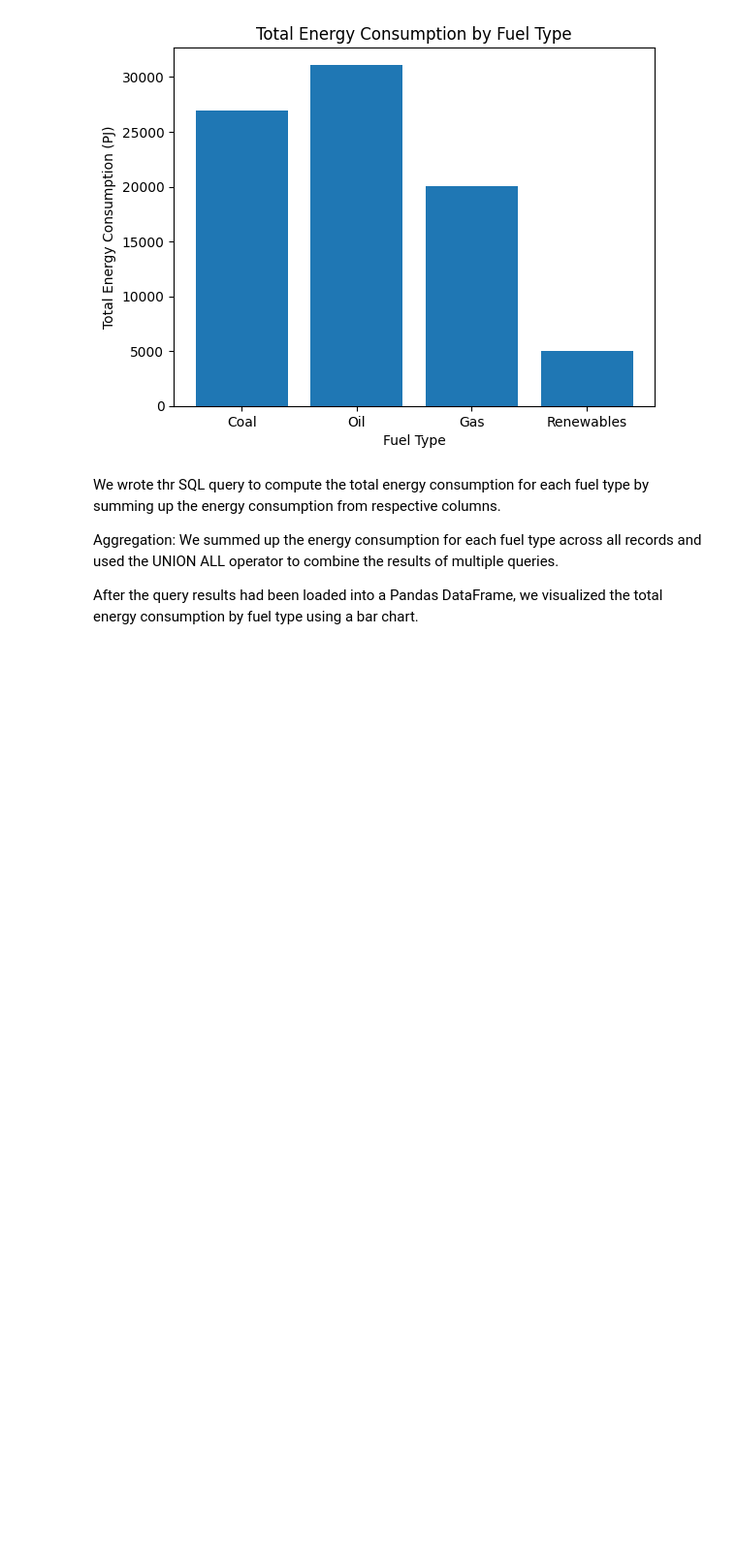
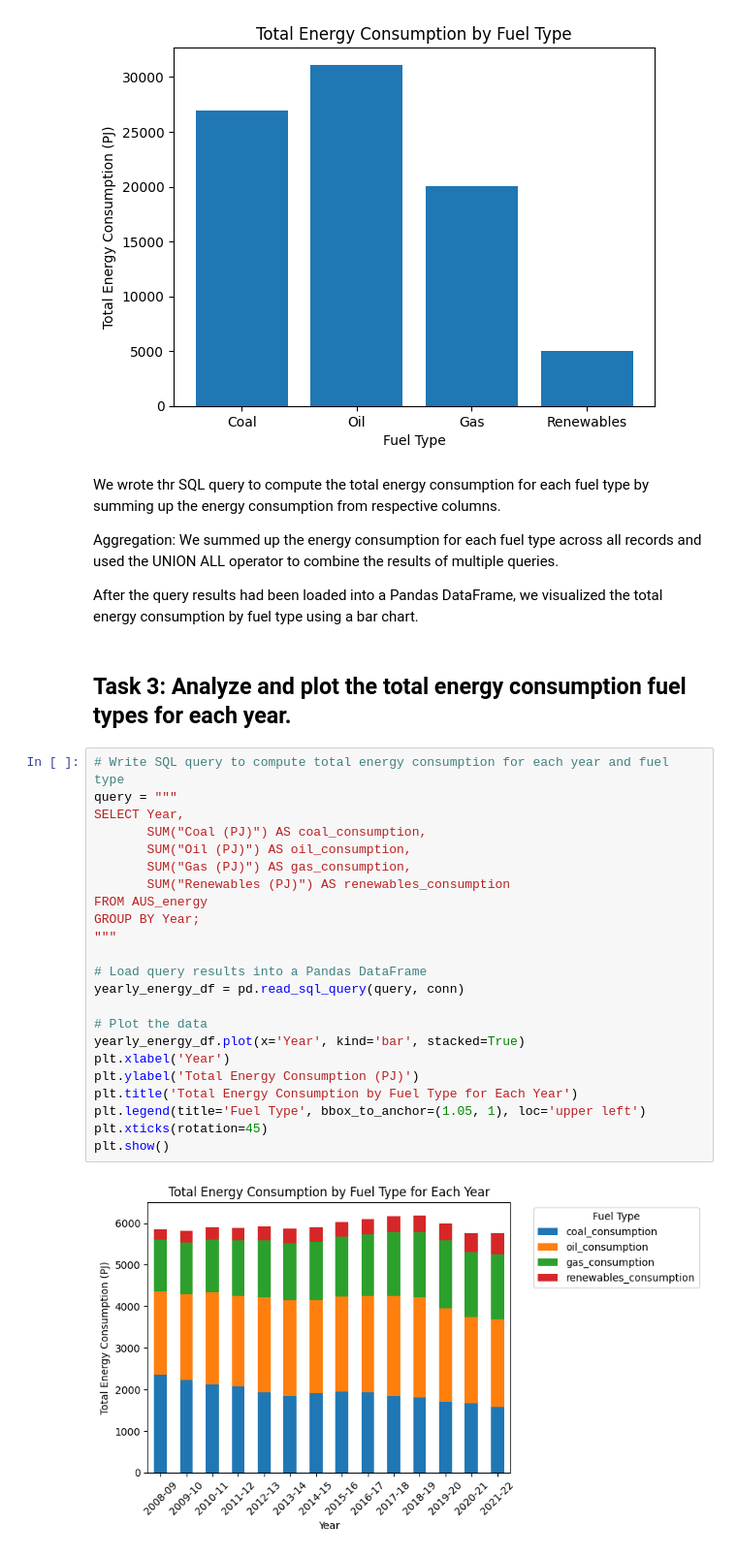
Before and after one commit to Fahim136/Australian-Energy-Dataset-Analysis-Assignment, a Jupyter notebook: Australian_Energy_Dataset_Analysis.ipynb, the cells around one changed output. Shown at 97% size. Drawn from its saved outputs; the diff is of its cells as text; blank space fills up the shorter version.

Commit message:
Group A t-3

```diff
--- a/Australian_Energy_Dataset_Analysis.ipynb
+++ b/Australian_Energy_Dataset_Analysis.ipynb
@@ -271,3 +271,30 @@ We wrote thr SQL query to compute the total energy consumption for each fuel typ
 Aggregation: We summed up the energy consumption for each fuel type across all records and used the UNION ALL operator to combine the results of multiple queries.
 
 After the query results had been loaded into a Pandas DataFrame, we visualized the total energy consumption by fuel type using a bar chart.
+# %% [markdown]
+## **Task 3: Analyze and plot the total energy consumption fuel types for each year.**
+# %%
+# Write SQL query to compute total energy consumption for each year and fuel type
+query = """
+SELECT Year,
+       SUM("Coal (PJ)") AS coal_consumption,
+       SUM("Oil (PJ)") AS oil_consumption,
+       SUM("Gas (PJ)") AS gas_consumption,
+       SUM("Renewables (PJ)") AS renewables_consumption
+FROM AUS_energy
+GROUP BY Year;
+"""
+
+# Load query results into a Pandas DataFrame
+yearly_energy_df = pd.read_sql_query(query, conn)
+
+# Plot the data
+yearly_energy_df.plot(x='Year', kind='bar', stacked=True)
+plt.xlabel('Year')
+plt.ylabel('Total Energy Consumption (PJ)')
+plt.title('Total Energy Consumption by Fuel Type for Each Year')
+plt.legend(title='Fuel Type', bbox_to_anchor=(1.05, 1), loc='upper left')
+plt.xticks(rotation=45)
+plt.show()
+# %% [output]
+[figure, added]
```
